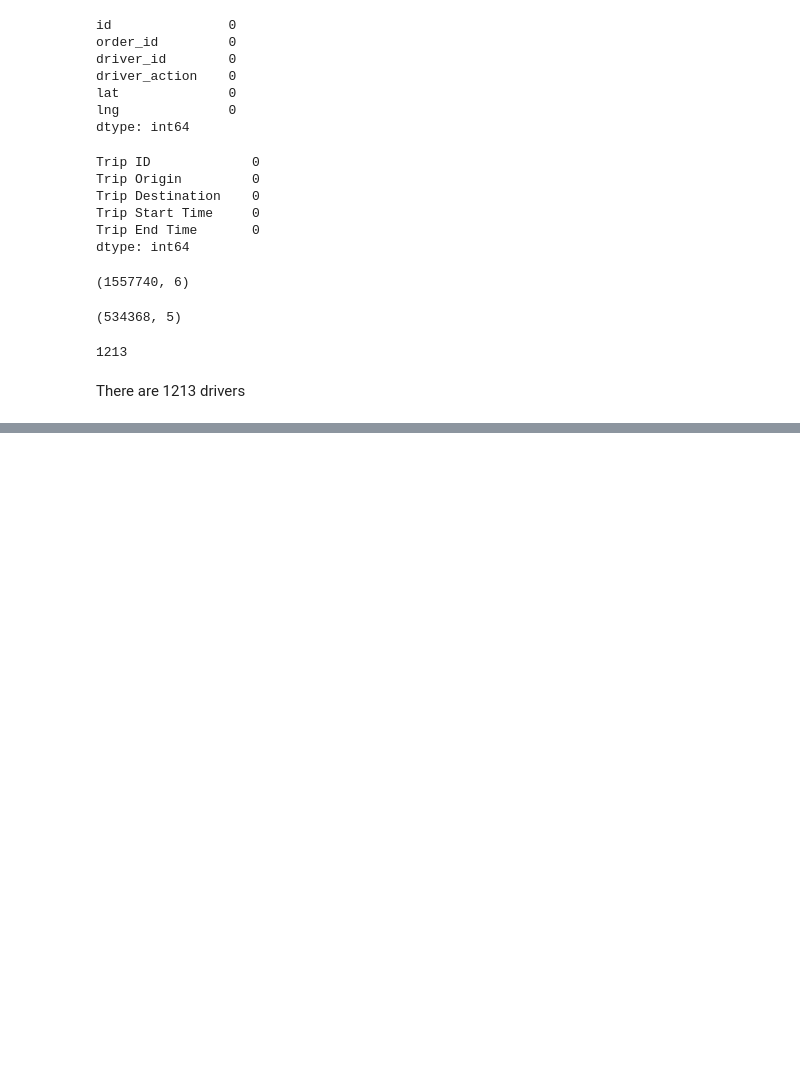
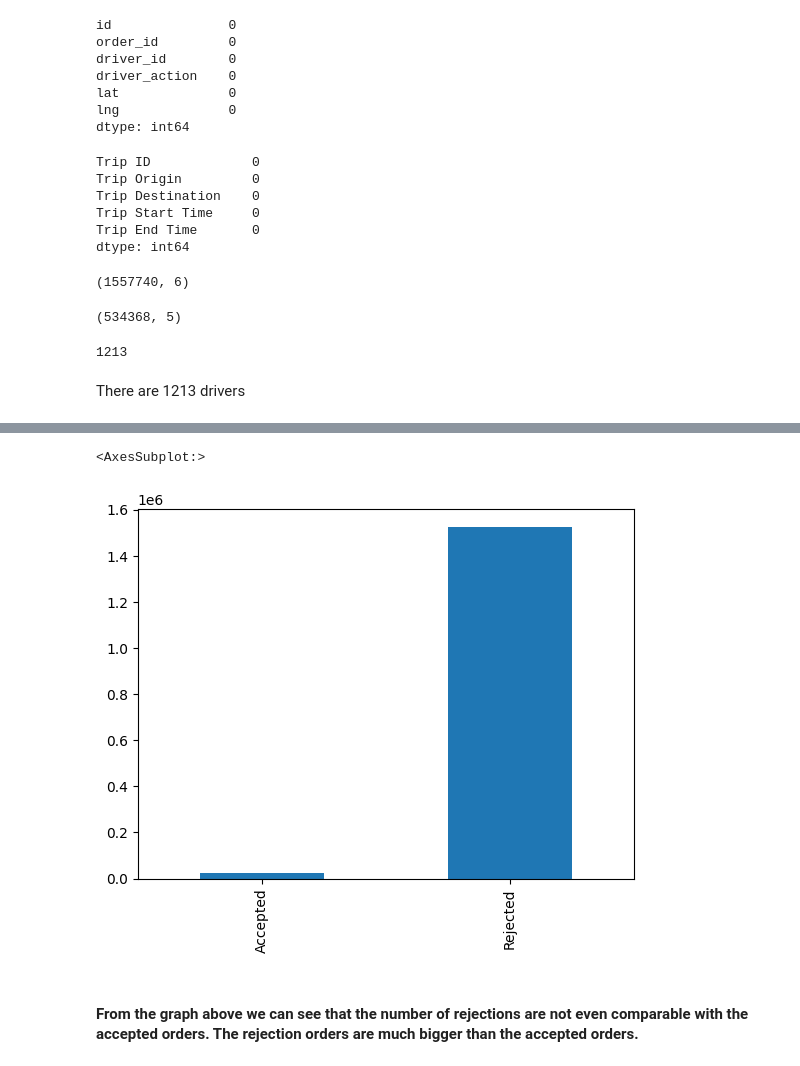
Before and after one commit to Haylemicheal/Causal-Inference, a Jupyter notebook: notebooks/EDA.ipynb, the cells around one changed output, grey strips where cells are left out. Saved outputs shown, nothing was run; the diff lists cells and outputs as text; code cells hidden in the pictures; blank space fills up the shorter version.

```diff
--- a/notebooks/EDA.ipynb
+++ b/notebooks/EDA.ipynb
@@ -179,0 +173,10 @@ merged_df.to_csv('../data/merged.csv')
+# %%
+import pandas as pd
+accepted = merged_df[merged_df['driver_action'] == "accepted"]
+rejected = merged_df[merged_df['driver_action'] == "rejected"]
+pd.Series([accepted.shape[0], rejected.shape[0]], index=["Accepted", "Rejected"]).plot(kind="bar")
+# %% [output]
+<AxesSubplot:>
+[figure, added]
+# %% [markdown]
+#### From the graph above we can see that the number of rejections are not even comparable with the accepted orders. The rejection orders are much bigger than the accepted orders.
```
Also changed, not shown: parts of 38 cells of this notebook.
